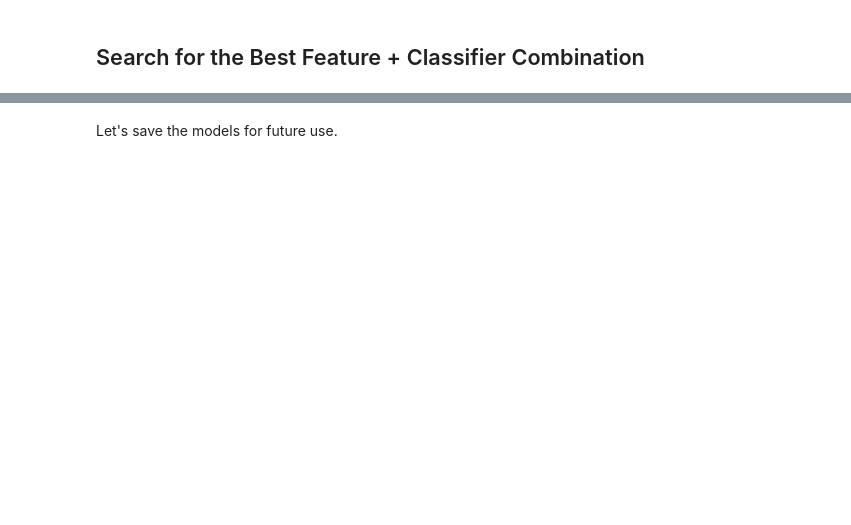
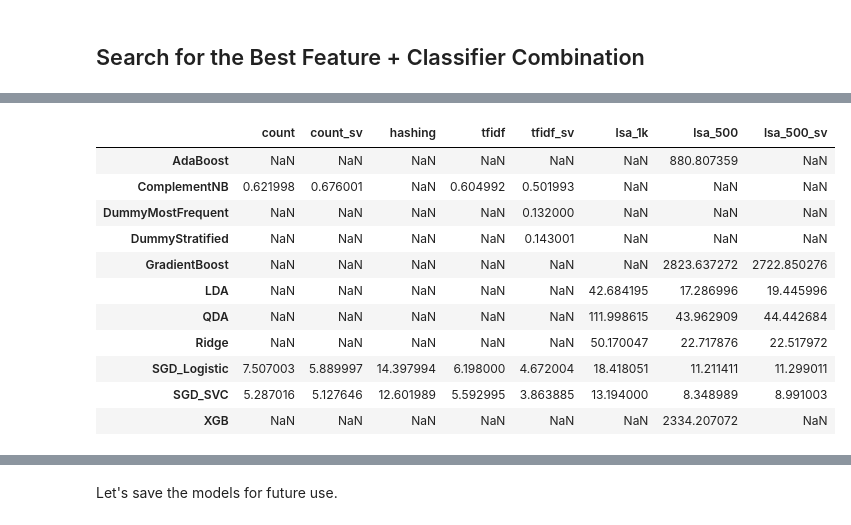
Before and after one commit to ktmud/fsauor2018, a Jupyter notebook: notebooks/2. Model Selection (Chinese).ipynb, the cells around one changed output, grey strips where cells are left out. Cells and saved outputs as stored; diff of their text form; code cells hidden in the pictures; blank space fills up the shorter version.

```diff
--- a/notebooks/2. Model Selection (Chinese).ipynb
+++ b/notebooks/2. Model Selection (Chinese).ipynb
@@ -316,3 +461,25 @@ df_test
+# %%
+def extract_running_time(times):
+    df = pd.DataFrame(times)
+    df = df.sort_index(axis=1)
+    return df[imp_cols]
+
+df_train_time = extract_running_time(train_time)
+df_test_time = extract_running_time(test_time)
+df_train_time
+# %% [output]
+|  | count | count_sv | hashing | tfidf | tfidf_sv | lsa_1k | lsa_500 | lsa_500_sv |
+| AdaBoost | NaN | NaN | NaN | NaN | NaN | NaN | 880.807359 | NaN |
+| ComplementNB | 0.621998 | 0.676001 | NaN | 0.604992 | 0.501993 | NaN | NaN | NaN |
+| DummyMostFrequent | NaN | NaN | NaN | NaN | 0.132000 | NaN | NaN | NaN |
+| DummyStratified | NaN | NaN | NaN | NaN | 0.143001 | NaN | NaN | NaN |
+| GradientBoost | NaN | NaN | NaN | NaN | NaN | NaN | 2823.637272 | 2722.850276 |
+| LDA | NaN | NaN | NaN | NaN | NaN | 42.684195 | 17.286996 | 19.445996 |
+| QDA | NaN | NaN | NaN | NaN | NaN | 111.998615 | 43.962909 | 44.442684 |
+| Ridge | NaN | NaN | NaN | NaN | NaN | 50.170047 | 22.717876 | 22.517972 |
+| SGD_Logistic | 7.507003 | 5.889997 | 14.397994 | 6.198000 | 4.672004 | 18.418051 | 11.211411 | 11.299011 |
+| SGD_SVC | 5.287016 | 5.127646 | 12.601989 | 5.592995 | 3.863885 | 13.194000 | 8.348989 | 8.991003 |
+| XGB | NaN | NaN | NaN | NaN | NaN | NaN | 2334.207072 | NaN |
 # %%
 import matplotlib.pyplot as plt
 
```
Also changed, not shown: parts of 18 cells of this notebook, 3 other files.
